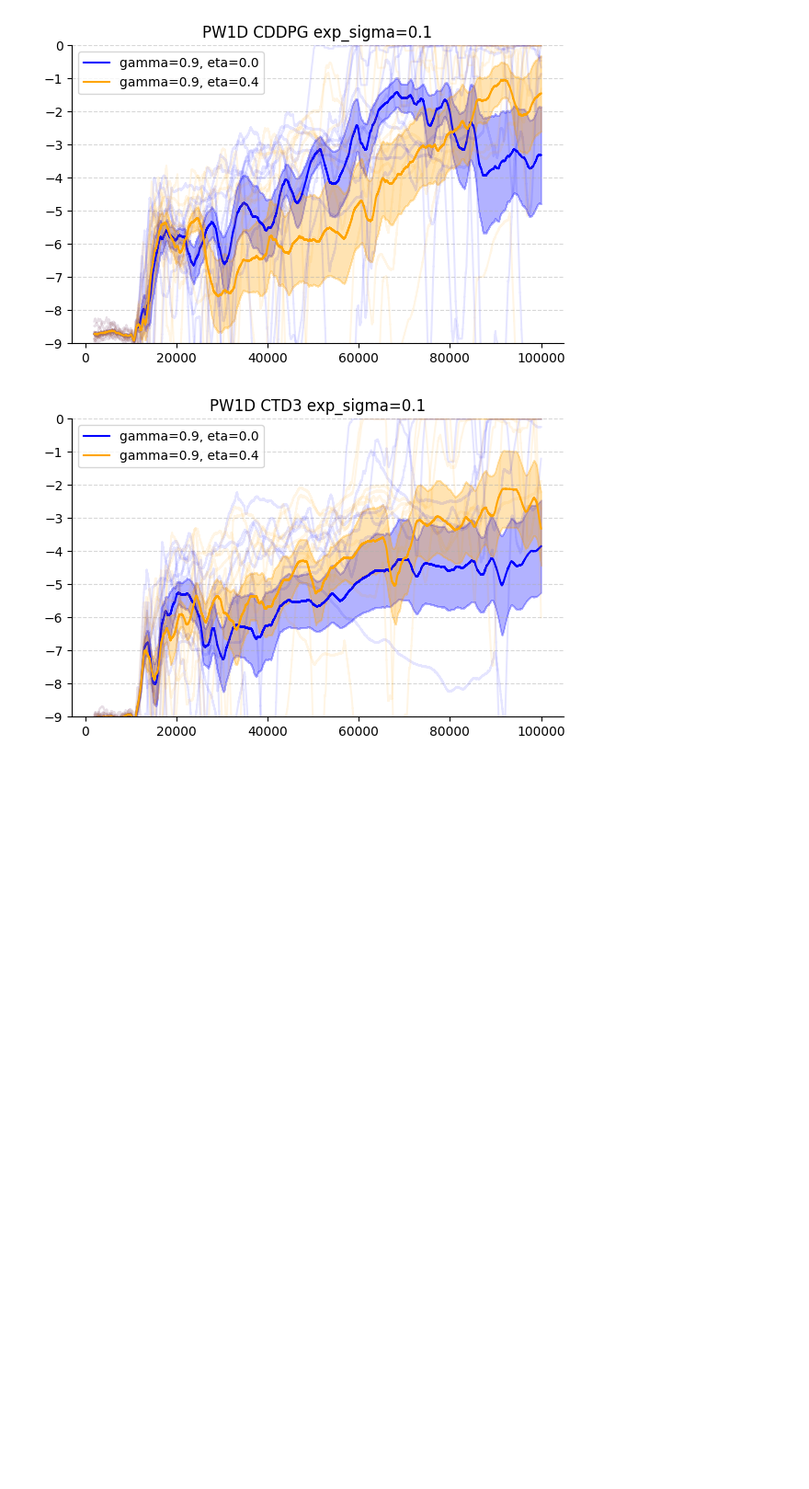
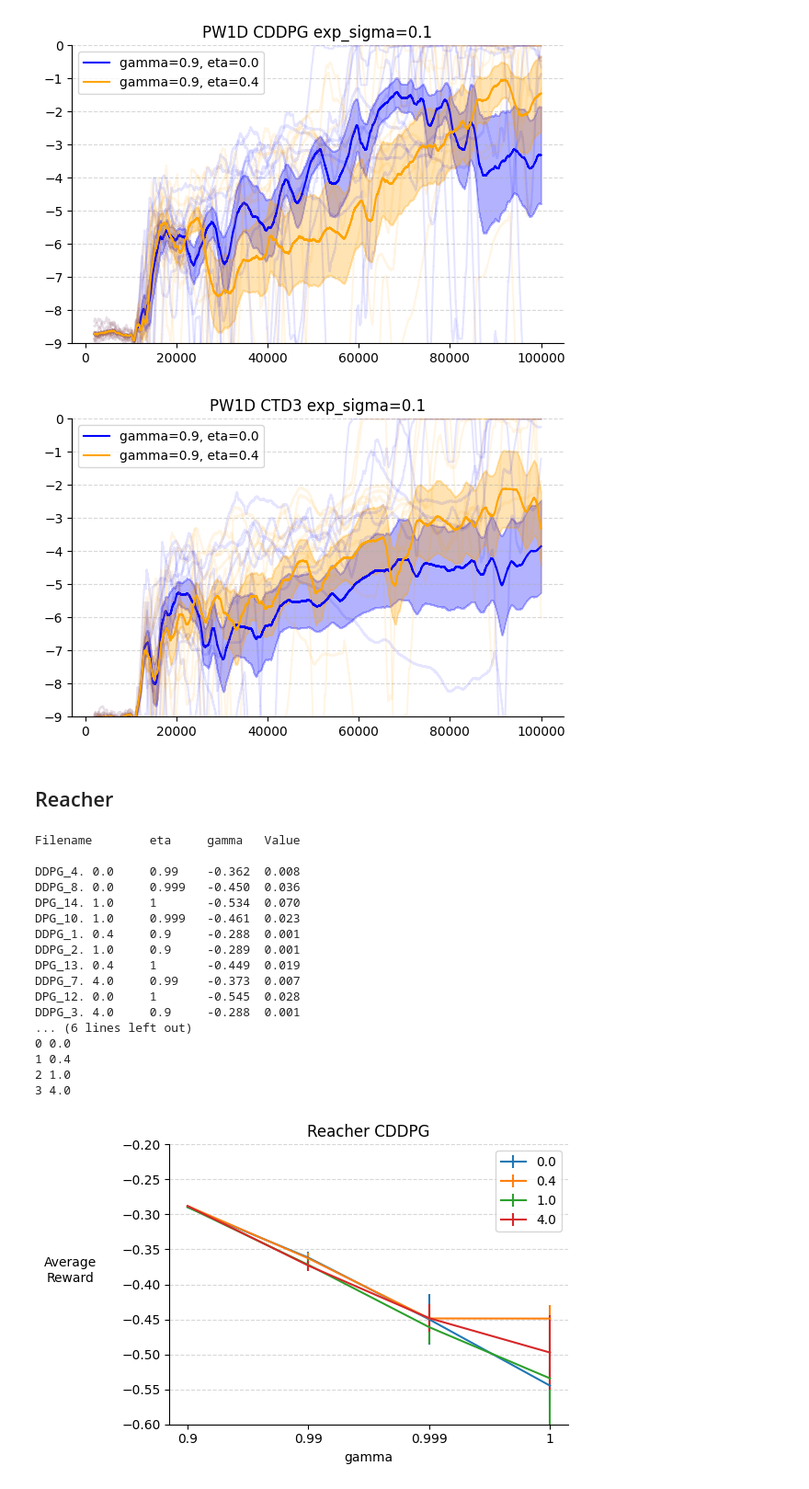
Before and after one commit to abhisheknaik96/continuing-rl-exps, a Jupyter notebook: notebooks/sweep.ipynb, the cells around one changed output. Shown at 92% size. Cells and saved outputs as stored; diff of their text form; code cells hidden in the pictures; blank space fills up the shorter version.

Commit message:
added first set of reacher params; fixed a minor bug in DDPG's initial exploration

```diff
--- a/notebooks/sweep.ipynb
+++ b/notebooks/sweep.ipynb
@@ -983,3 +983,30 @@ plot_learning_curve(filenames, item='reward', window=2000, final=False, plot_all
                     title=r'PW1D CTD3 exp_sigma=0.1', labels='gamma,eta')
 # %% [output]
 [figure]
+# %% [markdown]
+## Reacher
+# %%
+param_list = [('../results/centering_sweep_4/reacher/', 'reacher_cont_CDiscDDPG', 'eta'),]
+
+plot_sensitivity(param_list, 'reward', param2='gamma', ylabel='Average\nReward', param_choose_only=("critic_step_size", 0.001),
+                 y_lims=(-0.6, -0.2), #firstn=400, #logbase=10,
+                 title=r'Reacher CDDPG', final=False)
+# %% [output]
+Filename        eta     gamma   Value
+
+DDPG_4. 0.0     0.99    -0.362  0.008
+DDPG_8. 0.0     0.999   -0.450  0.036
+DPG_14. 1.0     1       -0.534  0.070
+DPG_10. 1.0     0.999   -0.461  0.023
+DDPG_1. 0.4     0.9     -0.288  0.001
+DDPG_2. 1.0     0.9     -0.289  0.001
+DPG_13. 0.4     1       -0.449  0.019
+DDPG_7. 4.0     0.99    -0.373  0.007
+DPG_12. 0.0     1       -0.545  0.028
+DDPG_3. 4.0     0.9     -0.288  0.001
+... (6 lines left out)
+0 0.0
+1 0.4
+2 1.0
+3 4.0
+[figure, added]
```
Also changed, not shown: parts of 9 cells of this notebook, 5 other files.
